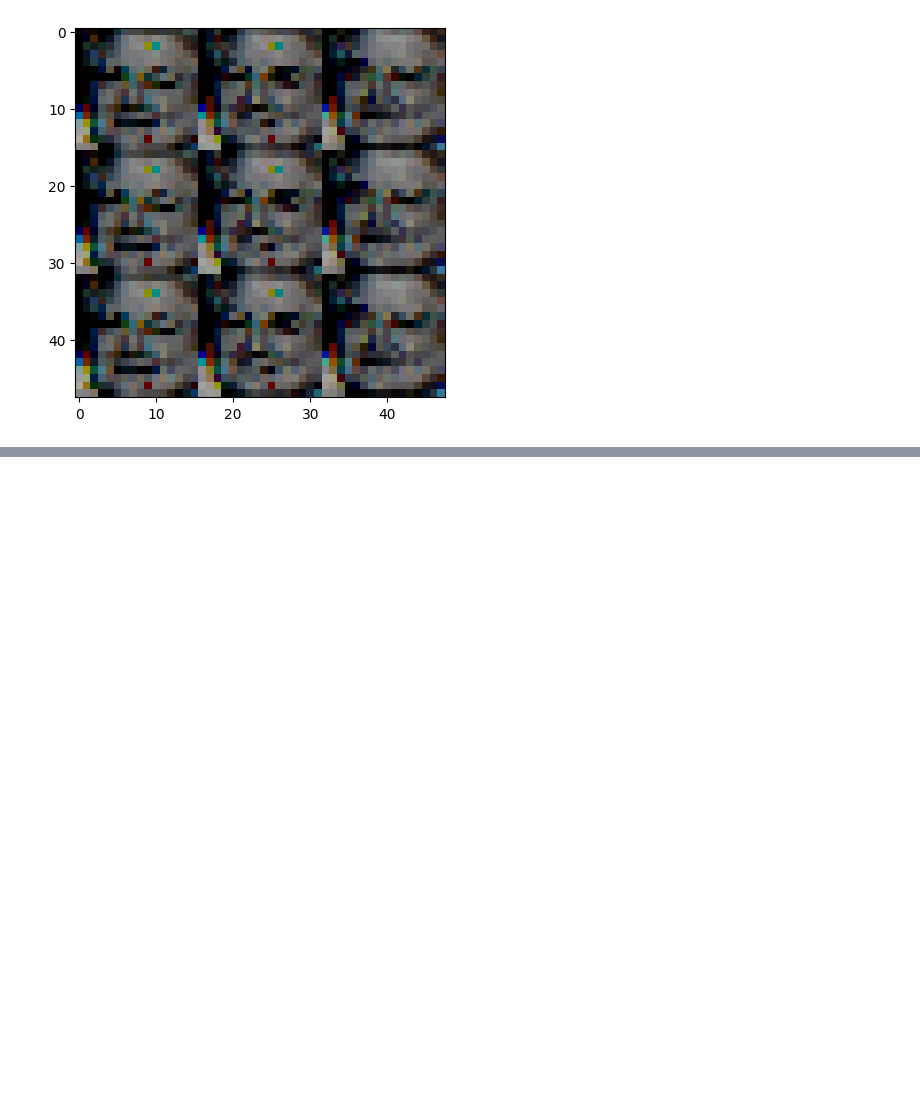
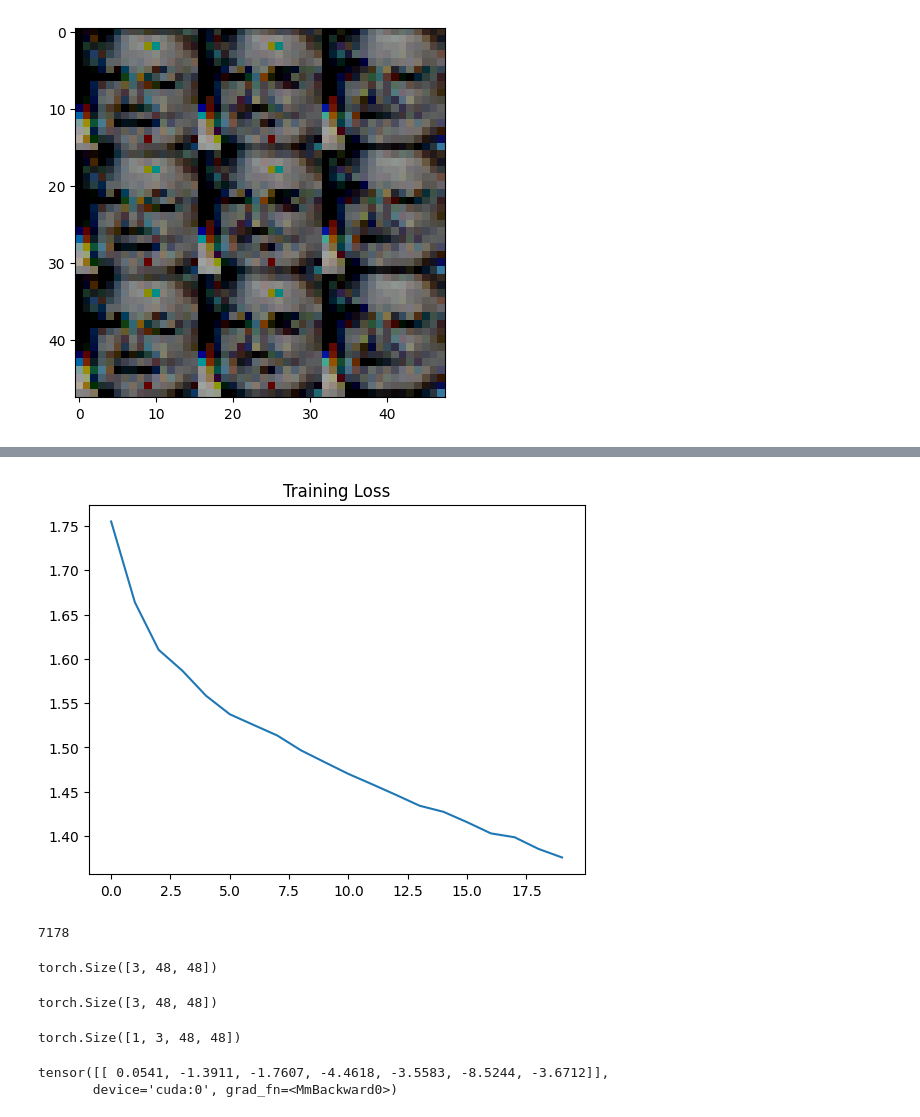
Before and after one commit to brainmentorspvtltd/IGDTU_PyTorchTraining, a Jupyter notebook: IG_FER_PyTorch.ipynb, the cells around one changed output, grey strips where cells are left out. Saved outputs shown, nothing was run; the diff lists cells and outputs as text; code cells hidden in the pictures; blank space fills up the shorter version.

```diff
--- a/IG_FER_PyTorch.ipynb
+++ b/IG_FER_PyTorch.ipynb
@@ -314,0 +342,30 @@ Epoch : 4 | Train Loss : 1.558 |  Train Acc : 38.169
+# %%
+train_loss_list = [i.item() for i in train_loss_history]
+# %%
+plt.plot(train_loss_list)
+plt.title("Training Loss")
+plt.show()
+# %% [output]
+[figure, added]
+# %%
+len(test_generator.dataset)
+# %% [output]
+7178
+# %%
+test_set[34].shape
+# %% [output]
+torch.Size([3, 48, 48])
+# %%
+test_set[0].shape
+# %% [output]
+torch.Size([3, 48, 48])
+# %%
+test_set[0].reshape(1,3,48,48).shape
+# %% [output]
+torch.Size([1, 3, 48, 48])
+# %%
+test_img = test_set[0].reshape(1,3,48,48).to(device)
+model(test_img)
+# %% [output]
+tensor([[ 0.0541, -1.3911, -1.7607, -4.4618, -3.5583, -8.5244, -3.6712]],
+       device='cuda:0', grad_fn=<MmBackward0>)
```
Also changed, not shown: parts of 10 cells of this notebook.
